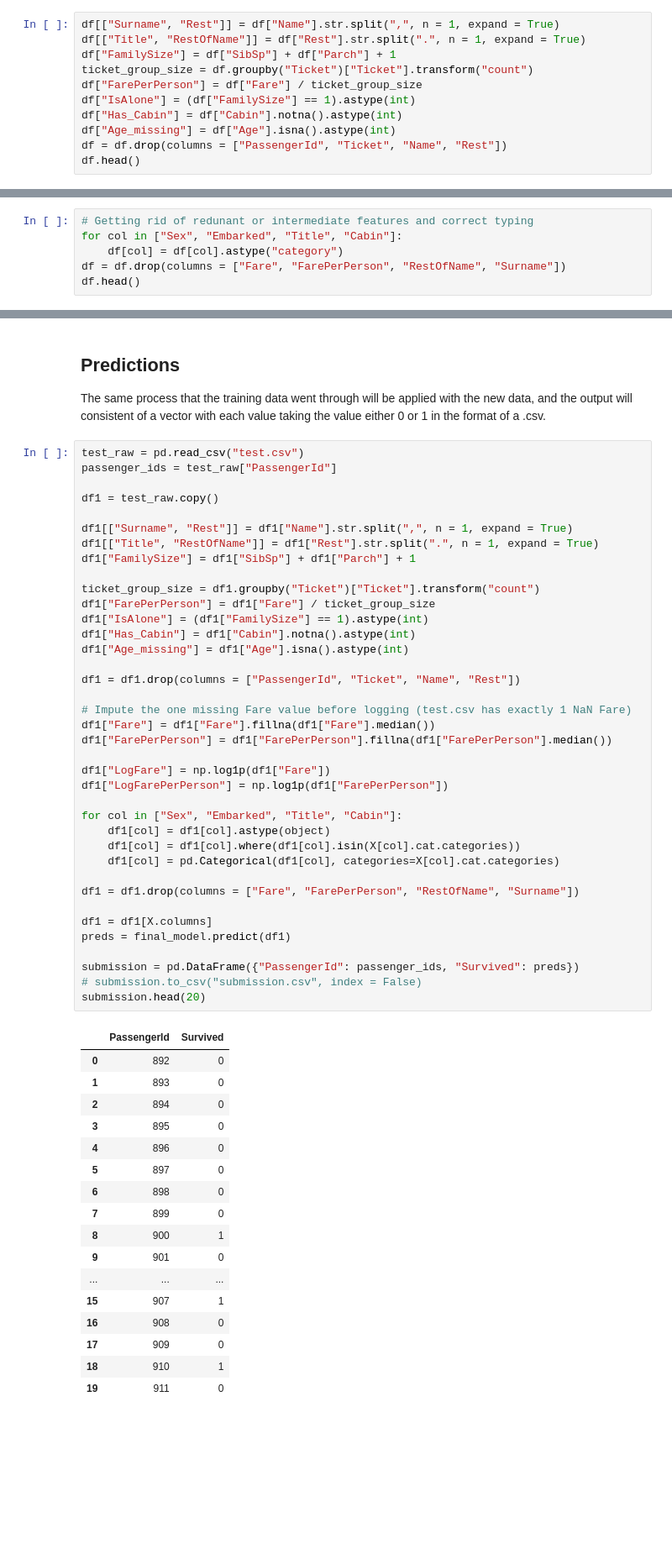
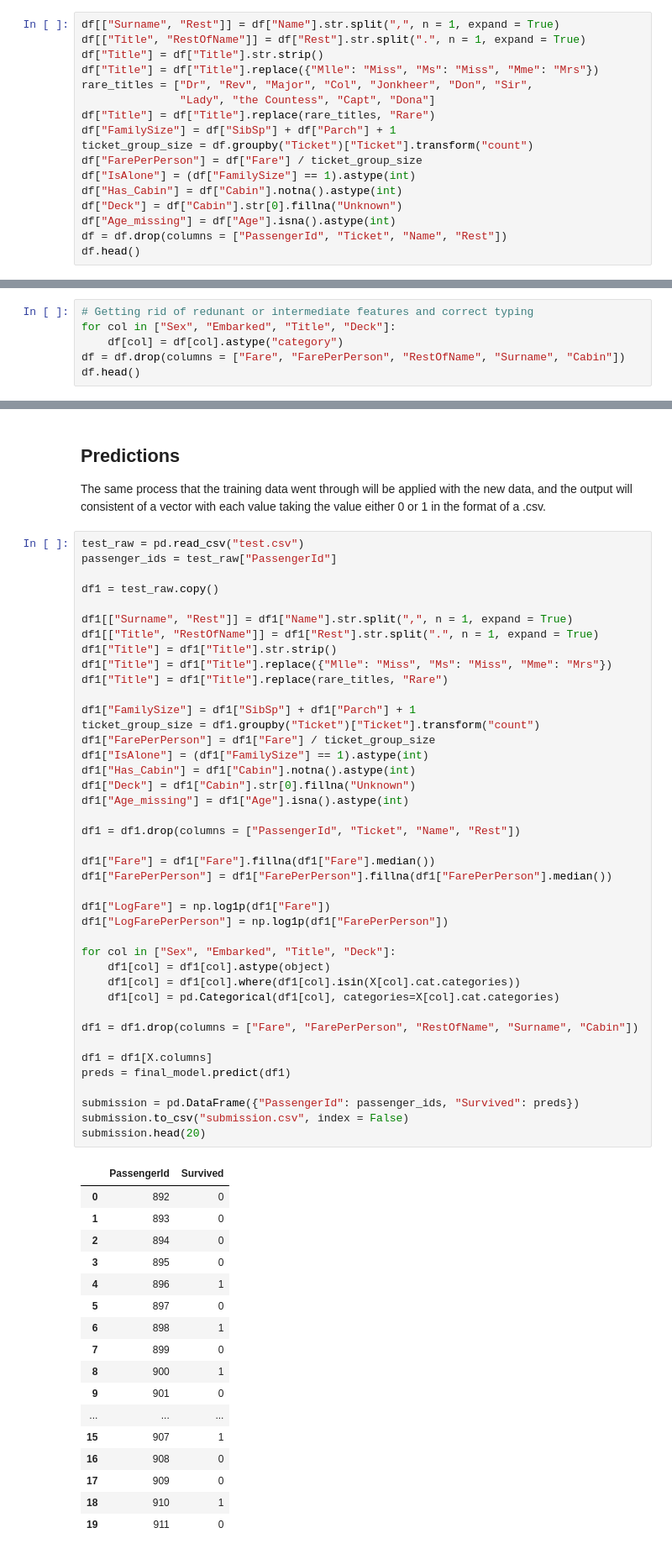
Before and after one commit to Yuze1734/Kaggle-Titanic-Classification, a Jupyter notebook: Gradient_Boosted_Tree.ipynb, the cells around one changed output, grey strips where cells are left out. Shown at 84% size. Drawn from its saved outputs; the diff is of its cells as text; blank space fills up the shorter version.

```diff
--- a/Gradient_Boosted_Tree.ipynb
+++ b/Gradient_Boosted_Tree.ipynb
@@ -55,11 +55,17 @@ A few other features will also be created and tallied at the end.
 # %%
 df[["Surname", "Rest"]] = df["Name"].str.split(",", n = 1, expand = True)
 df[["Title", "RestOfName"]] = df["Rest"].str.split(".", n = 1, expand = True)
+df["Title"] = df["Title"].str.strip()
+df["Title"] = df["Title"].replace({"Mlle": "Miss", "Ms": "Miss", "Mme": "Mrs"})
+rare_titles = ["Dr", "Rev", "Major", "Col", "Jonkheer", "Don", "Sir",
+               "Lady", "the Countess", "Capt", "Dona"]
+df["Title"] = df["Title"].replace(rare_titles, "Rare")
 df["FamilySize"] = df["SibSp"] + df["Parch"] + 1
 ticket_group_size = df.groupby("Ticket")["Ticket"].transform("count")
 df["FarePerPerson"] = df["Fare"] / ticket_group_size
 df["IsAlone"] = (df["FamilySize"] == 1).astype(int)
 df["Has_Cabin"] = df["Cabin"].notna().astype(int)
+df["Deck"] = df["Cabin"].str[0].fillna("Unknown")
 df["Age_missing"] = df["Age"].isna().astype(int)
 df = df.drop(columns = ["PassengerId", "Ticket", "Name", "Rest"])
 df.head()
@@ -96,8 +102,8 @@ plt.show()
 [figure]
 # %%
 # Getting rid of redunant or intermediate features and correct typing
-for col in ["Sex", "Embarked", "Title", "Cabin"]:
+for col in ["Sex", "Embarked", "Title", "Deck"]:
     df[col] = df[col].astype("category")
-df = df.drop(columns = ["Fare", "FarePerPerson", "RestOfName", "Surname"])
+df = df.drop(columns = ["Fare", "FarePerPerson", "RestOfName", "Surname", "Cabin"])
 df.head()
 # %% [output]
@@ -270,45 +276,48 @@ df1 = test_raw.copy()
 
 df1[["Surname", "Rest"]] = df1["Name"].str.split(",", n = 1, expand = True)
 df1[["Title", "RestOfName"]] = df1["Rest"].str.split(".", n = 1, expand = True)
+df1["Title"] = df1["Title"].str.strip()
+df1["Title"] = df1["Title"].replace({"Mlle": "Miss", "Ms": "Miss", "Mme": "Mrs"})
+df1["Title"] = df1["Title"].replace(rare_titles, "Rare")
+
 df1["FamilySize"] = df1["SibSp"] + df1["Parch"] + 1
-
 ticket_group_size = df1.groupby("Ticket")["Ticket"].transform("count")
 df1["FarePerPerson"] = df1["Fare"] / ticket_group_size
 df1["IsAlone"] = (df1["FamilySize"] == 1).astype(int)
 df1["Has_Cabin"] = df1["Cabin"].notna().astype(int)
+df1["Deck"] = df1["Cabin"].str[0].fillna("Unknown")
 df1["Age_missing"] = df1["Age"].isna().astype(int)
 
 df1 = df1.drop(columns = ["PassengerId", "Ticket", "Name", "Rest"])
 
-# Impute the one missing Fare value before logging (test.csv has exactly 1 NaN Fare)
 df1["Fare"] = df1["Fare"].fillna(df1["Fare"].median())
 df1["FarePerPerson"] = df1["FarePerPerson"].fillna(df1["FarePerPerson"].median())
 
 df1["LogFare"] = np.log1p(df1["Fare"])
 df1["LogFarePerPerson"] = np.log1p(df1["FarePerPerson"])
 
-for col in ["Sex", "Embarked", "Title", "Cabin"]:
+for col in ["Sex", "Embarked", "Title", "Deck"]:
     df1[col] = df1[col].astype(object)
     df1[col] = df1[col].where(df1[col].isin(X[col].cat.categories))
     df1[col] = pd.Categorical(df1[col], categories=X[col].cat.categories)
 
-df1 = df1.drop(columns = ["Fare", "FarePerPerson", "RestOfName", "Surname"])
+df1 = df1.drop(columns = ["Fare", "FarePerPerson", "RestOfName", "Surname", "Cabin"])
 
 df1 = df1[X.columns]
 preds = final_model.predict(df1)
 
 submission = pd.DataFrame({"PassengerId": passenger_ids, "Survived": preds})
-# submission.to_csv("submission.csv", index = False)
+submission.to_csv("submission.csv", index = False)
 submission.head(20)
 # %% [output]
 |  | PassengerId | Survived |
 | 0 | 892 | 0 |
 | 1 | 893 | 0 |
 | 2 | 894 | 0 |
 | 3 | 895 | 0 |
-| 4 | 896 | 0 |
+| 4 | 896 | 1 |
 | 5 | 897 | 0 |
-| 6 | 898 | 0 |
+| 6 | 898 | 1 |
 | 7 | 899 | 0 |
 | 8 | 900 | 1 |
 | 9 | 901 | 0 |
```
Also changed, not shown: parts of 3 cells of this notebook, 1 other file.
